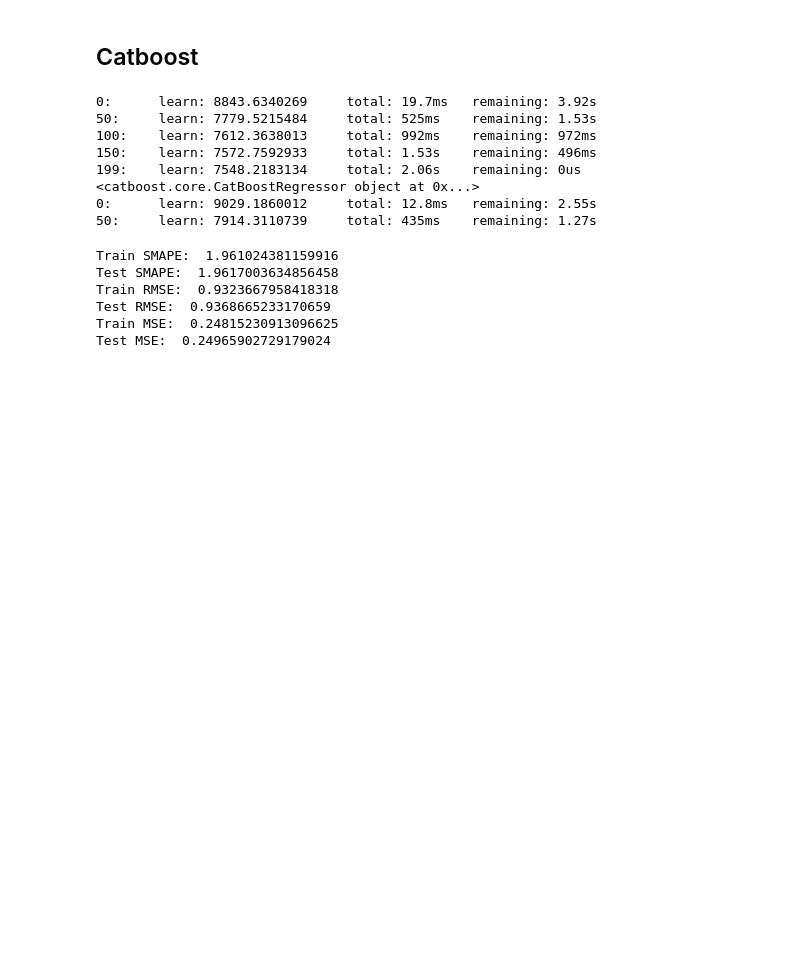
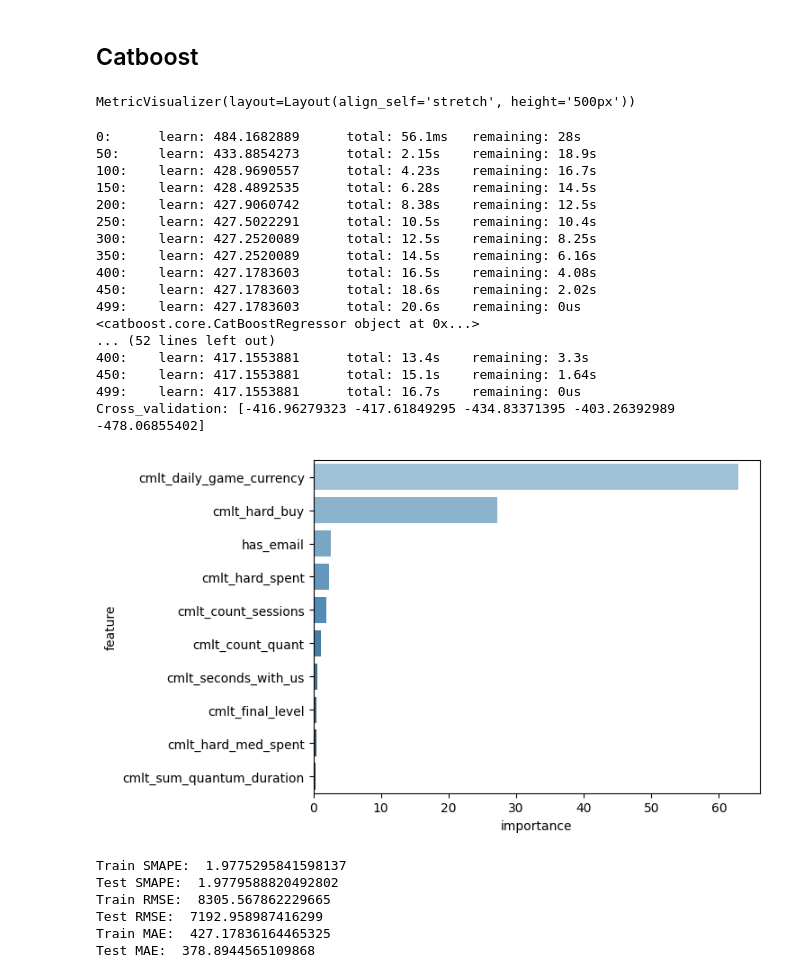
Before and after one commit to KurmangazyKarabekov/Dataset_decision, a Jupyter notebook: 3_Boosting.ipynb, the cells around one changed output. Saved outputs shown, nothing was run; the diff lists cells and outputs as text; code cells hidden in the pictures; blank space fills up the shorter version.

Commit message:
Update Boosting

```diff
--- a/3_Boosting.ipynb
+++ b/3_Boosting.ipynb
@@ -26,7 +26,7 @@ obj_cols = ['country','network_name']
 # %%
 def prepare_obj_data(df, obj_cols):
     '''
-    Подготовка колонок с типом данных object
+    Prepare data with type object
 
     Args:
         df: pd.DataFrame
@@ -111,30 +111,42 @@ def train_model(model_obj, X_train, y_train, num_folds ,scoring,cross_val = Fals
     return model, td
 # %%
 params = {
-    'iterations': 200,
+    'iterations': 500,
     'depth': 3,
-    'loss_function': 'RMSE',
+    'loss_function': 'MAE',
     'random_state': 42,
     'l2_leaf_reg': 20,
     'verbose': 50,
-    'early_stopping_rounds': 20
+    'early_stopping_rounds': 20,
+    'thread_count': -1
 }
 
 model, features = train_model(CatBoostRegressor(**params),
                               X_train,
                               y_train,
                               5,
-                              scoring='neg_mean_squared_error',
+                              scoring='neg_mean_absolute_error',
                               cross_val=True)
 # %% [output]
-0:      learn: 8843.6340269     total: 19.7ms   remaining: 3.92s
-50:     learn: 7779.5215484     total: 525ms    remaining: 1.53s
-100:    learn: 7612.3638013     total: 992ms    remaining: 972ms
-150:    learn: 7572.7592933     total: 1.53s    remaining: 496ms
-199:    learn: 7548.2183134     total: 2.06s    remaining: 0us
-<catboost.core.CatBoostRegressor object at 0x...>
-0:      learn: 9029.1860012     total: 12.8ms   remaining: 2.55s
-50:     learn: 7914.3110739     total: 435ms    remaining: 1.27s
+MetricVisualizer(layout=Layout(align_self='stretch', height='500px'))
+0:      learn: 484.1682889      total: 56.1ms   remaining: 28s
+50:     learn: 433.8854273      total: 2.15s    remaining: 18.9s
+100:    learn: 428.9690557      total: 4.23s    remaining: 16.7s
+150:    learn: 428.4892535      total: 6.28s    remaining: 14.5s
+200:    learn: 427.9060742      total: 8.38s    remaining: 12.5s
+250:    learn: 427.5022291      total: 10.5s    remaining: 10.4s
+300:    learn: 427.2520089      total: 12.5s    remaining: 8.25s
+350:    learn: 427.2520089      total: 14.5s    remaining: 6.16s
+400:    learn: 427.1783603      total: 16.5s    remaining: 4.08s
+450:    learn: 427.1783603      total: 18.6s    remaining: 2.02s
+499:    learn: 427.1783603      total: 20.6s    remaining: 0us
+<catboost.core.CatBoostRegressor object at 0x...>
+... (52 lines left out)
+400:    learn: 417.1553881      total: 13.4s    remaining: 3.3s
+450:    learn: 417.1553881      total: 15.1s    remaining: 1.64s
+499:    learn: 417.1553881      total: 16.7s    remaining: 0us
+Cross_validation: [-416.96279323 -417.61849295 -434.83371395 -403.26392989 -478.06855402]
+[figure, added]
 # %%
 y_pred_train = model.predict(X_train)
 y_pred_test = model.predict(X_test)
@@ -145,12 +157,12 @@ print('Test SMAPE: ', SMAPE(y_test, y_pred_test))
 print('Train RMSE: ',  np.sqrt(mean_squared_error(y_train, y_pred_train)))
 print('Test RMSE: ',  np.sqrt(mean_squared_error(y_test, y_pred_test)))
 
-print('Train MSE: ',  mean_absolute_error(y_train, y_pred_train))
-print('Test MSE: ',  mean_absolute_error(y_test, y_pred_test))
+print('Train MAE: ',  mean_absolute_error(y_train, y_pred_train))
+print('Test MAE: ',  mean_absolute_error(y_test, y_pred_test))
 # %% [output]
-Train SMAPE:  1.961024381159916
-Test SMAPE:  1.9617003634856458
-Train RMSE:  0.9323667958418318
-Test RMSE:  0.9368665233170659
-Train MSE:  0.24815230913096625
-Test MSE:  0.24965902729179024
+Train SMAPE:  1.9775295841598137
+Test SMAPE:  1.9779588820492802
+Train RMSE:  8305.567862229665
+Test RMSE:  7192.958987416299
+Train MAE:  427.17836164465325
+Test MAE:  378.8944565109868
```
Also changed, not shown: parts of 2 cells of this notebook, 4 other files.
